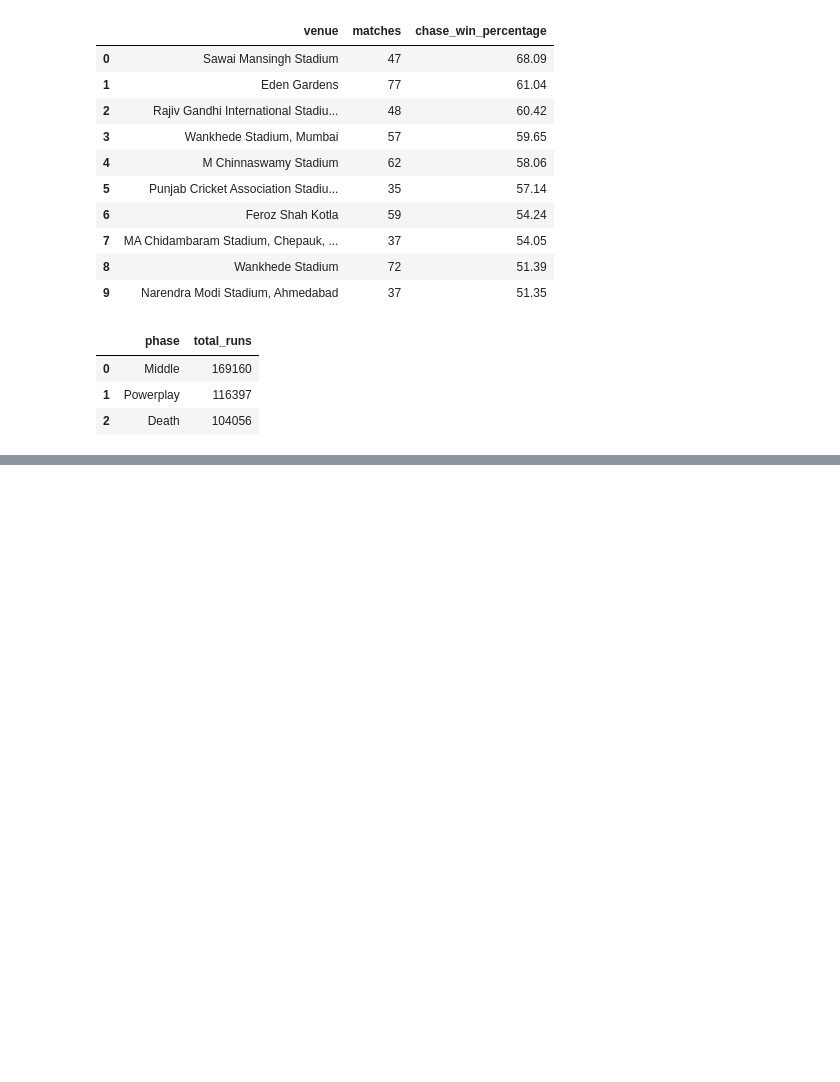
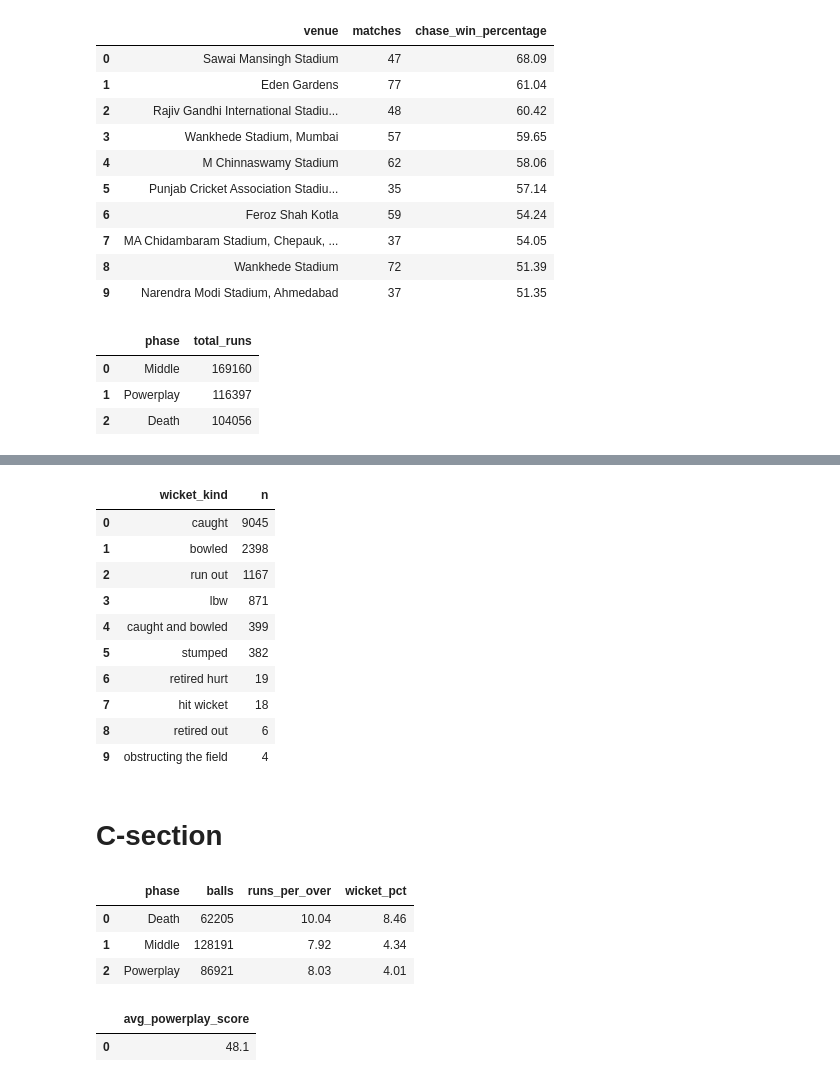
Before and after one commit to umrrr59-oss/ipl-cricket-analytics, a Jupyter notebook: notebooks/03b_sql_practice.ipynb, the cells around one changed output, grey strips where cells are left out. Drawn from its saved outputs; the diff is of its cells as text; code cells hidden in the pictures; blank space fills up the shorter version.

```diff
--- a/notebooks/03b_sql_practice.ipynb
+++ b/notebooks/03b_sql_practice.ipynb
@@ -221,0 +1902,59 @@ q("SELECT phase, SUM(total_runs) AS total_runs FROM v_ball GROUP BY phase ORDER
+# %%
+# D8 — How do bowlers actually take their wickets?
+
+q("""
+SELECT wicket_kind,
+       COUNT(*) AS n
+FROM v_ball
+WHERE is_wicket = 1
+GROUP BY wicket_kind
+ORDER BY n DESC;
+""")
+# %% [output]
+|  | wicket_kind | n |
+| 0 | caught | 9045 |
+| 1 | bowled | 2398 |
+| 2 | run out | 1167 |
+| 3 | lbw | 871 |
+| 4 | caught and bowled | 399 |
+| 5 | stumped | 382 |
+| 6 | retired hurt | 19 |
+| 7 | hit wicket | 18 |
+| 8 | retired out | 6 |
+| 9 | obstructing the field | 4 |
+# %% [markdown]
+# C-section
+# %%
+# C1 — How do runs and wickets differ across the three phases?
+
+q("""
+SELECT phase,
+       SUM(is_legal) AS balls,
+       ROUND(6.0*SUM(total_runs)/SUM(is_legal),2) AS runs_per_over,
+       ROUND(100.0*SUM(is_wicket)/SUM(is_legal),2) AS wicket_pct
+FROM v_ball
+GROUP BY phase;
+""")
+# %% [output]
+|  | phase | balls | runs_per_over | wicket_pct |
+| 0 | Death | 62205 | 10.04 | 8.46 |
+| 1 | Middle | 128191 | 7.92 | 4.34 |
+| 2 | Powerplay | 86921 | 8.03 | 4.01 |
+# %%
+# C2 — What is the average score at the end of the powerplay?
+
+q("""
+SELECT ROUND(AVG(pp_runs),1) AS avg_powerplay_score
+FROM (
+    SELECT match_id,
+           innings,
+           SUM(total_runs) AS pp_runs
+    FROM v_ball
+    WHERE phase='Powerplay'
+      AND innings IN (1,2)
+    GROUP BY match_id, innings
+);
+""")
+# %% [output]
+|  | avg_powerplay_score |
+| 0 | 48.1 |
```
Also changed, not shown: parts of 108 cells of this notebook, 2 other files.
